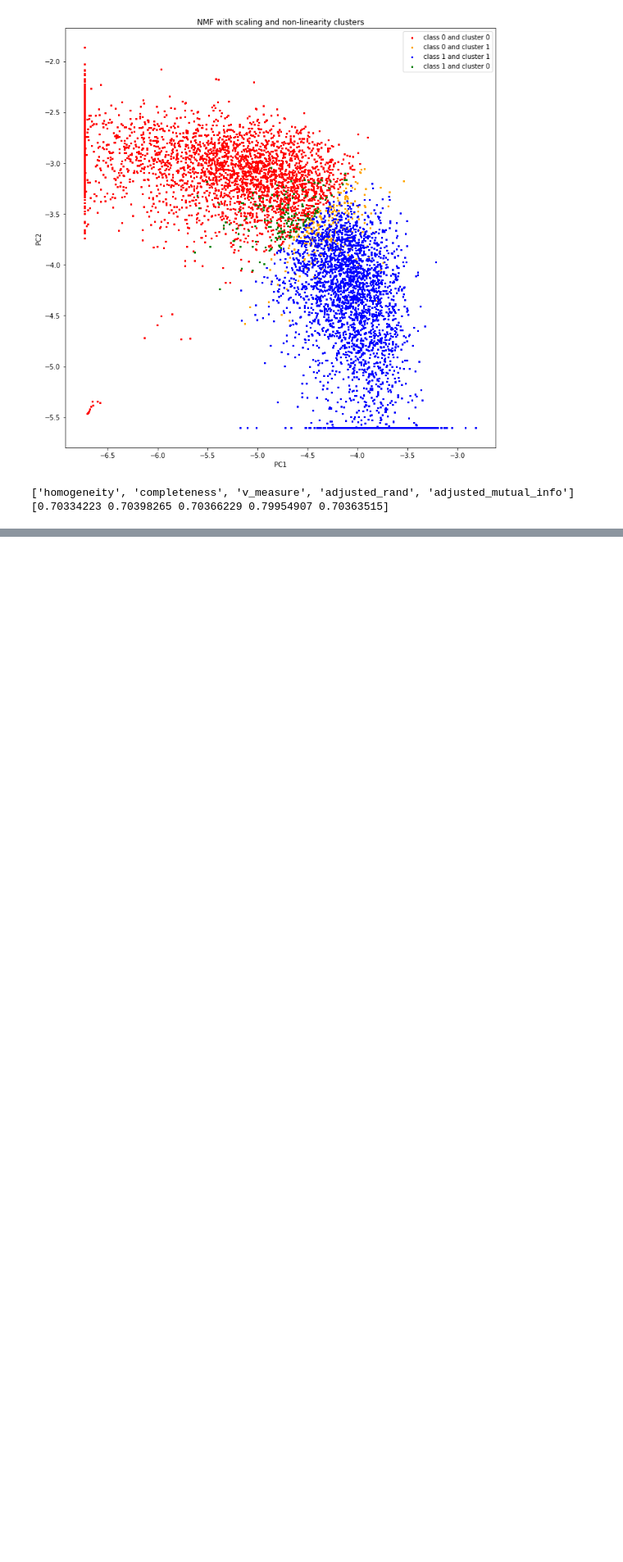
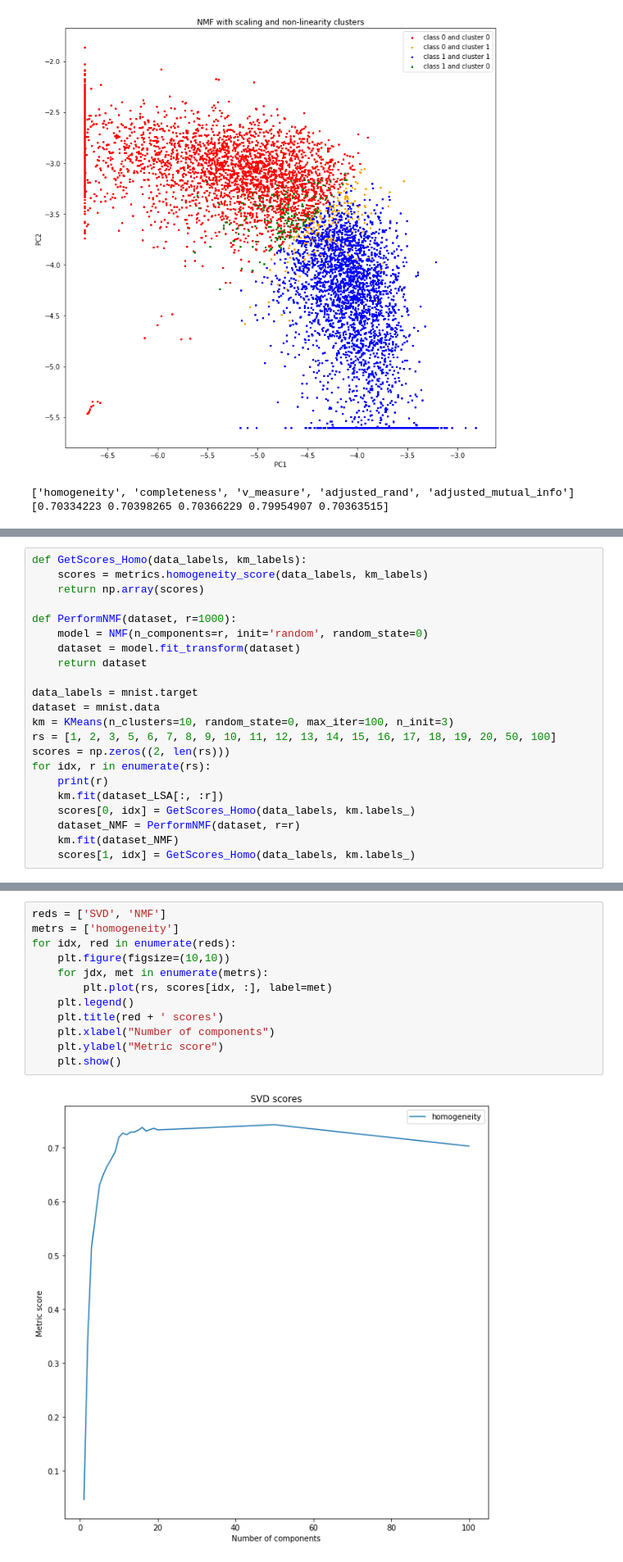
Before and after one commit to sbauersfeld/ECE219, a Jupyter notebook: Project2/project2.ipynb, the cells around one changed output, grey strips where cells are left out. Shown at 82% size. Saved outputs shown, nothing was run; the diff lists cells and outputs as text; blank space fills up the shorter version.

```diff
--- a/Project2/project2.ipynb
+++ b/Project2/project2.ipynb
@@ -254,0 +284,22 @@ def Kmeans_w_other(x_train, x_test, y_train, y_test, model):
+# %%
+def GetScores_Homo(data_labels, km_labels):
+    scores = metrics.homogeneity_score(data_labels, km_labels)
+    return np.array(scores)
+
+def PerformNMF(dataset, r=1000):
+    model = NMF(n_components=r, init='random', random_state=0)
+    dataset = model.fit_transform(dataset)
+    return dataset
+
+data_labels = mnist.target
+dataset = mnist.data
+km = KMeans(n_clusters=10, random_state=0, max_iter=100, n_init=3)
+rs = [1, 2, 3, 5, 6, 7, 8, 9, 10, 11, 12, 13, 14, 15, 16, 17, 18, 19, 20, 50, 100]
+scores = np.zeros((2, len(rs)))
+for idx, r in enumerate(rs):
+    print(r)
+    km.fit(dataset_LSA[:, :r])
+    scores[0, idx] = GetScores_Homo(data_labels, km.labels_)
+    dataset_NMF = PerformNMF(dataset, r=r)
+    km.fit(dataset_NMF)
+    scores[1, idx] = GetScores_Homo(data_labels, km.labels_)
@@ -254,0 +324,14 @@ def Kmeans_w_other(x_train, x_test, y_train, y_test, model):
+# %%
+reds = ['SVD', 'NMF']
+metrs = ['homogeneity']
+for idx, red in enumerate(reds):
+    plt.figure(figsize=(10,10))
+    for jdx, met in enumerate(metrs):
+        plt.plot(rs, scores[idx, :], label=met)
+    plt.legend()
+    plt.title(red + ' scores')
+    plt.xlabel("Number of components")
+    plt.ylabel("Metric score")
+    plt.show()
+# %% [output]
+[figure, added]
```
Also changed, not shown: parts of 17 cells of this notebook.
